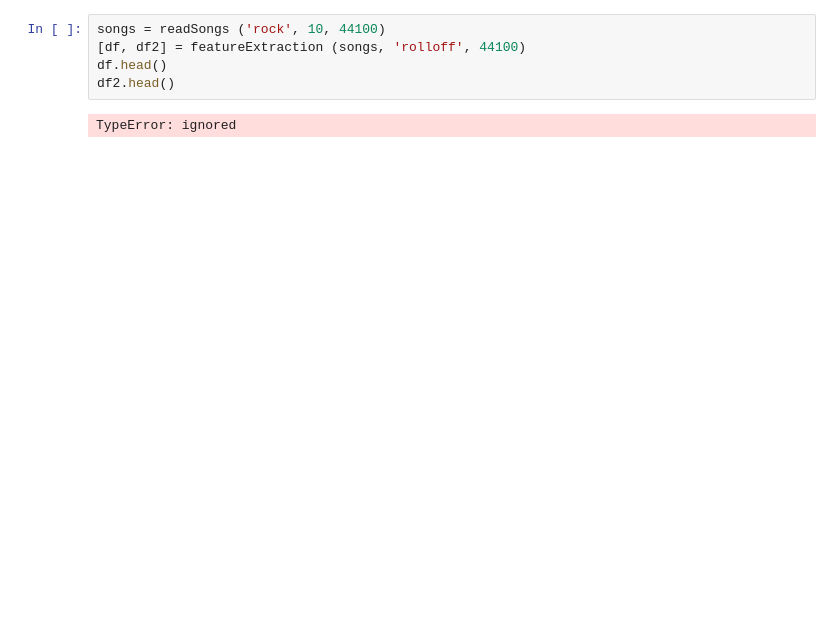
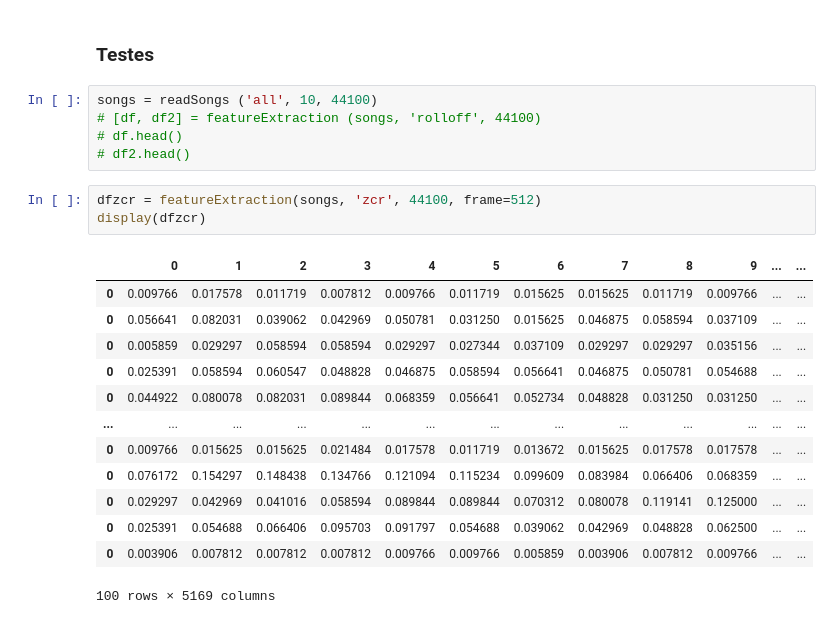
Before and after one commit to andryll/MGR-IC, a Jupyter notebook: codes/MGR.ipynb, the cells around one changed output. Cells and saved outputs as stored; diff of their text form; blank space fills up the shorter version.

```diff
--- a/codes/MGR.ipynb
+++ b/codes/MGR.ipynb
@@ -147,7 +187,24 @@ def featureExtraction (songs, feature, sr):
+# %% [markdown]
+### Testes
 # %%
-songs = readSongs ('rock', 10, 44100)
-[df, df2] = featureExtraction (songs, 'rolloff', 44100)
-df.head()
-df2.head()
+songs = readSongs ('all', 10, 44100)
+# [df, df2] = featureExtraction (songs, 'rolloff', 44100)
+# df.head()
+# df2.head()
-# %% [output]
-TypeError: ignored
+# %%
+dfzcr = featureExtraction(songs, 'zcr', 44100, frame=512)
+display(dfzcr)
+# %% [output]
+|  | 0 | 1 | 2 | 3 | 4 | 5 | 6 | 7 | 8 | 9 | ... | ... |
+| 0 | 0.009766 | 0.017578 | 0.011719 | 0.007812 | 0.009766 | 0.011719 | 0.015625 | 0.015625 | 0.011719 | 0.009766 | ... | ... |
+| 0 | 0.056641 | 0.082031 | 0.039062 | 0.042969 | 0.050781 | 0.031250 | 0.015625 | 0.046875 | 0.058594 | 0.037109 | ... | ... |
+| 0 | 0.005859 | 0.029297 | 0.058594 | 0.058594 | 0.029297 | 0.027344 | 0.037109 | 0.029297 | 0.029297 | 0.035156 | ... | ... |
+| 0 | 0.025391 | 0.058594 | 0.060547 | 0.048828 | 0.046875 | 0.058594 | 0.056641 | 0.046875 | 0.050781 | 0.054688 | ... | ... |
+| 0 | 0.044922 | 0.080078 | 0.082031 | 0.089844 | 0.068359 | 0.056641 | 0.052734 | 0.048828 | 0.031250 | 0.031250 | ... | ... |
+| ... | ... | ... | ... | ... | ... | ... | ... | ... | ... | ... | ... | ... |
+| 0 | 0.009766 | 0.015625 | 0.015625 | 0.021484 | 0.017578 | 0.011719 | 0.013672 | 0.015625 | 0.017578 | 0.017578 | ... | ... |
+| 0 | 0.076172 | 0.154297 | 0.148438 | 0.134766 | 0.121094 | 0.115234 | 0.099609 | 0.083984 | 0.066406 | 0.068359 | ... | ... |
+| 0 | 0.029297 | 0.042969 | 0.041016 | 0.058594 | 0.089844 | 0.089844 | 0.070312 | 0.080078 | 0.119141 | 0.125000 | ... | ... |
+| 0 | 0.025391 | 0.054688 | 0.066406 | 0.095703 | 0.091797 | 0.054688 | 0.039062 | 0.042969 | 0.048828 | 0.062500 | ... | ... |
+| 0 | 0.003906 | 0.007812 | 0.007812 | 0.007812 | 0.009766 | 0.009766 | 0.005859 | 0.003906 | 0.007812 | 0.009766 | ... | ... |
+100 rows × 5169 columns
```
Also changed, not shown: parts of 10 cells of this notebook.
